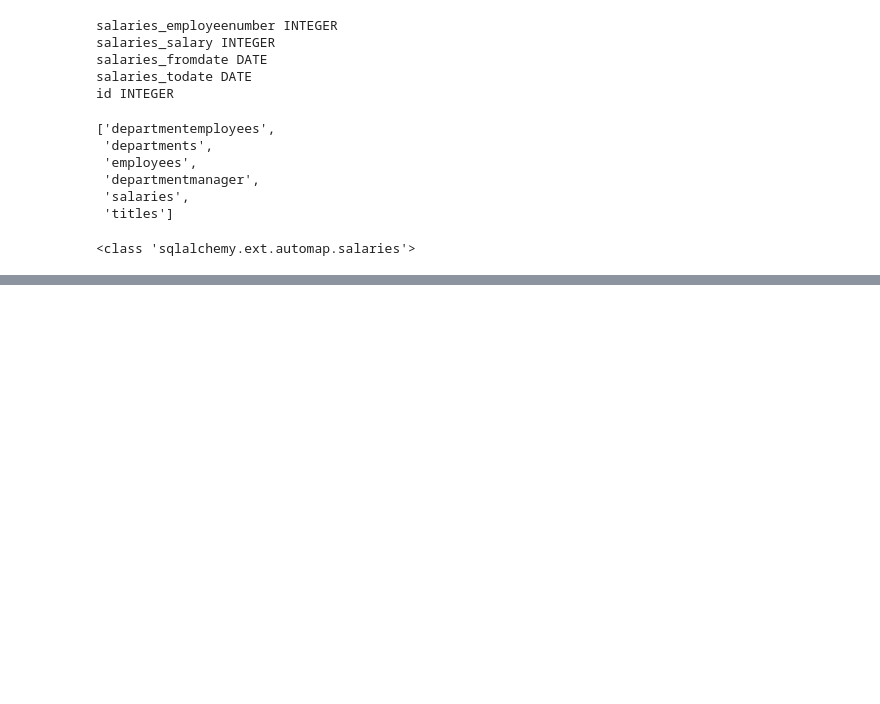
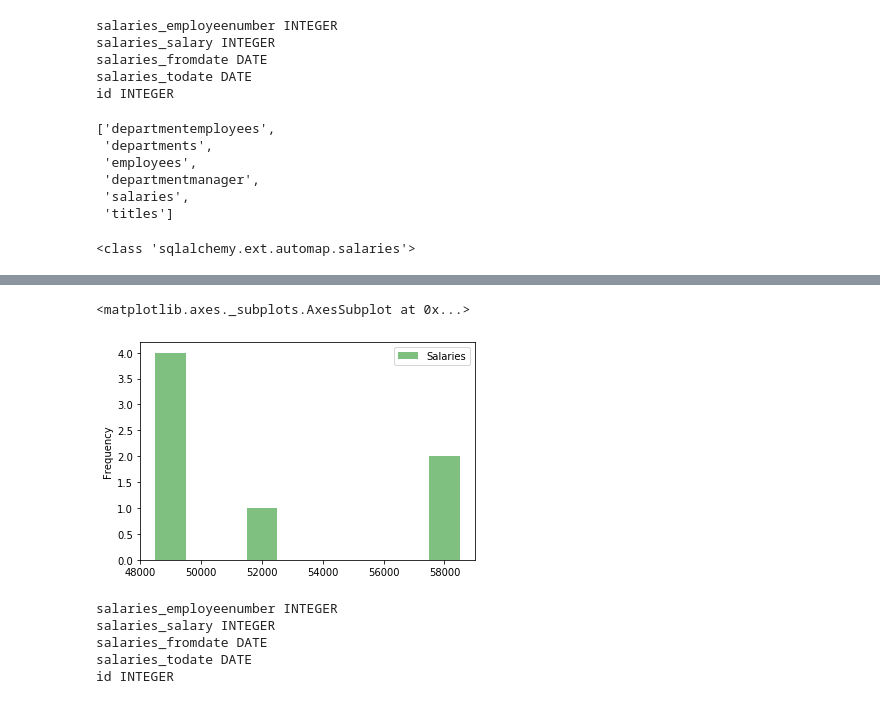
Before and after one commit to kirpatrick/sql-challenge, a Jupyter notebook: EmployeeSQL/employeeSQL_salaryAnalysis.ipynb, the cells around one changed output, grey strips where cells are left out. Drawn from its saved outputs; the diff is of its cells as text; code cells hidden in the pictures; blank space fills up the shorter version.

```diff
--- a/EmployeeSQL/employeeSQL_salaryAnalysis.ipynb
+++ b/EmployeeSQL/employeeSQL_salaryAnalysis.ipynb
@@ -93,0 +160,16 @@ engine.execute("SELECT * FROM vw_salary_range").fetchall()
+# %%
+avgSalary_df.plot.hist(y='Salaries', color='g',alpha=0.5)
+# %% [output]
+<matplotlib.axes._subplots.AxesSubplot at 0x...>
+[figure, added]
+# %%
+# Using the inspector to print the column names within the 'dow' table and its types
+columns = inspector.get_columns('salaries')
+for column in columns:
+    print(column["name"], column["type"])
+# %% [output]
+salaries_employeenumber INTEGER
+salaries_salary INTEGER
+salaries_fromdate DATE
+salaries_todate DATE
+id INTEGER
```
Also changed, not shown: parts of 12 cells of this notebook, 1 other file.
